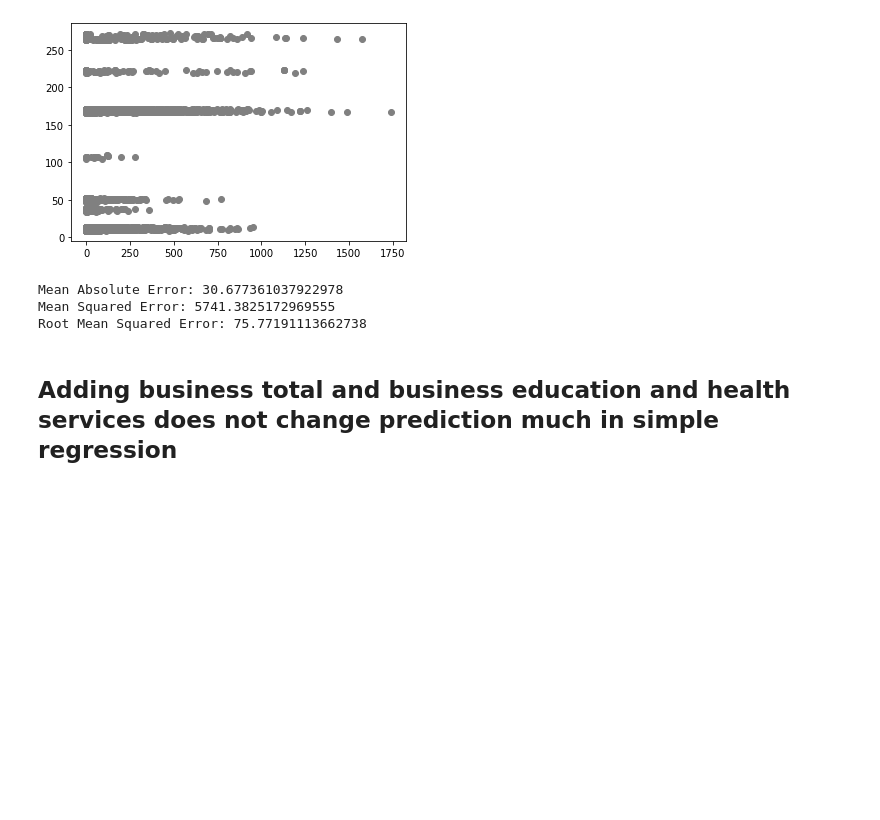
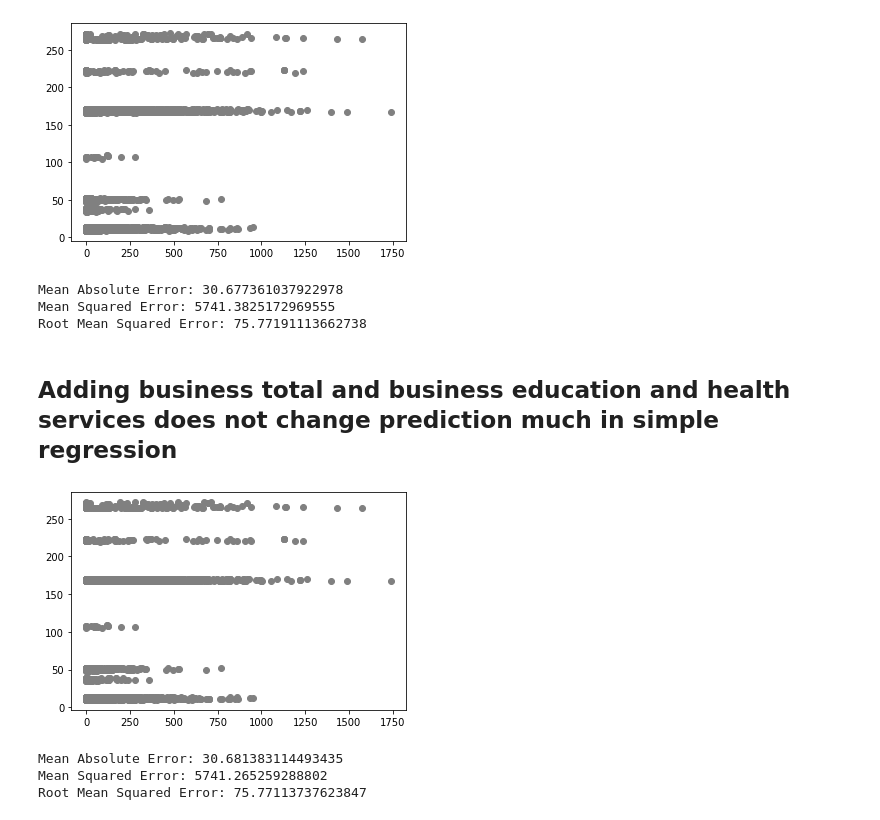
Before and after one commit to kddubey/ORIE4741Project, a Jupyter notebook: 7 - Location regressions.ipynb, the cells around one changed output. Cells and saved outputs as stored; diff of their text form; code cells hidden in the pictures; blank space fills up the shorter version.

```diff
--- a/7 - Location regressions.ipynb
+++ b/7 - Location regressions.ipynb
@@ -213,3 +213,41 @@ Mean Squared Error: 5741.3825172969555
 Root Mean Squared Error: 75.77191113662738
 # %% [markdown]
 ## Adding business total and business education and health services does not change prediction much in simple regression
+# %%
+y_train = data_train["Days to issue"]
+nrows_train = y_train.shape
+
+X_train = np.column_stack((
+    np.ones(nrows_train), #Intercept
+    data_train['Fire total'],
+    data_train['Business NAICS Private Education and Health Services'],
+    pd.get_dummies(data_train['Permit Type'].to_numpy(dtype ='str'),dummy_na=True,prefix=['permit_type'])
+))
+
+regressor = LinearRegression()
+regressor.fit(X_train, y_train)
+
+y_test = data_test["Days to issue"]
+nrows_test = y_test.shape
+
+X_test = np.column_stack((
+    np.ones(nrows_test), #Intercept
+    data_test['Fire total'],
+    data_test['Business NAICS Private Education and Health Services'],
+    pd.get_dummies(data_test['Permit Type'].to_numpy(dtype ='str'),dummy_na=True,prefix=['permit_type'])
+))
+X_test
+
+y_pred = regressor.predict(X_test)
+
+plt.scatter(y_test, y_pred,  color='gray')
+plt.show()
+
+print('Mean Absolute Error:', metrics.mean_absolute_error(y_test, y_pred))
+print('Mean Squared Error:', metrics.mean_squared_error(y_test, y_pred))
+print('Root Mean Squared Error:', np.sqrt(metrics.mean_squared_error(y_test, y_pred)))
+# %% [output]
+[figure, added]
+Mean Absolute Error: 30.681383114493435
+Mean Squared Error: 5741.265259288802
+Root Mean Squared Error: 75.77113737623847
```
Also changed, not shown: 1 other file.
